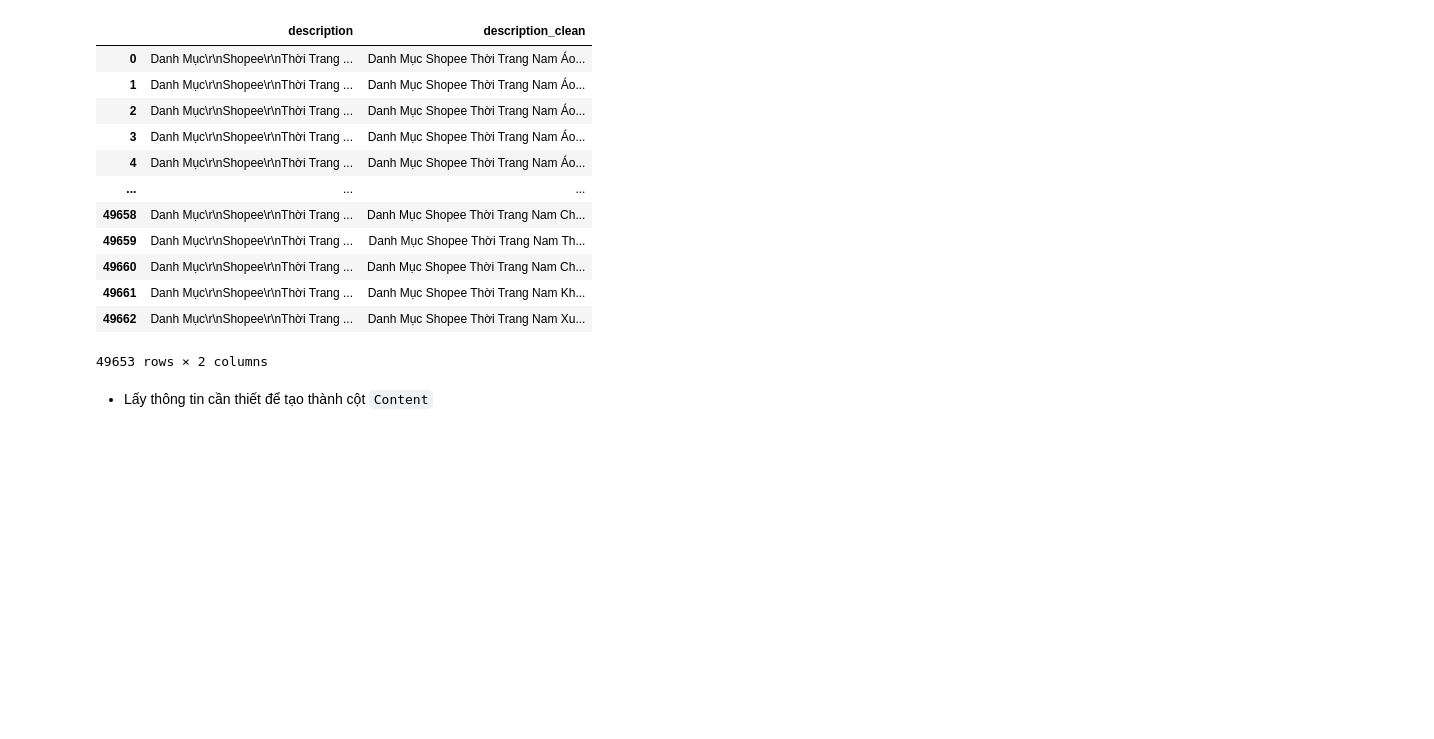
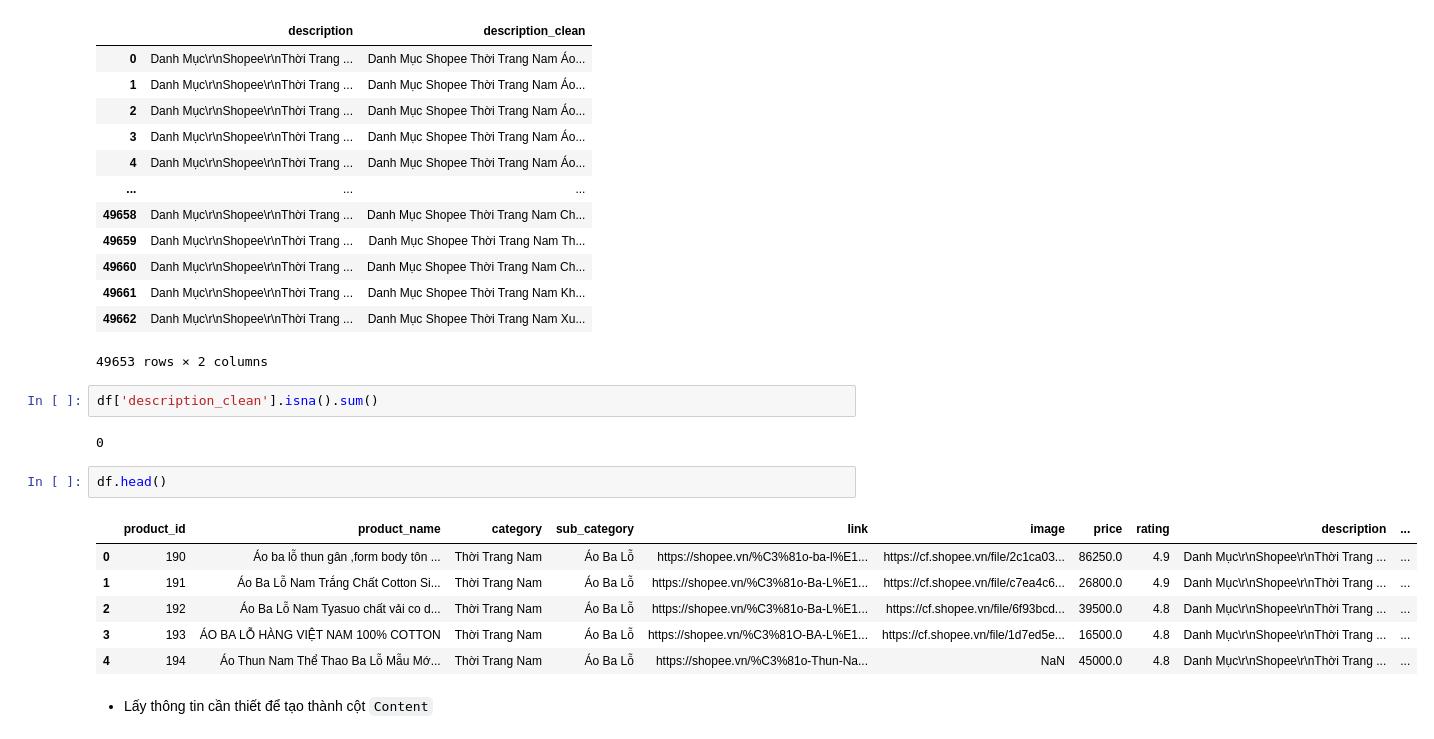
Before and after one commit to sophieanalytics/ML_graduation_projects, a Jupyter notebook: project2/0_cbl_preprocess.ipynb, the cells around one changed output. Cells and saved outputs as stored; diff of their text form; blank space fills up the shorter version.

```diff
--- a/project2/0_cbl_preprocess.ipynb
+++ b/project2/0_cbl_preprocess.ipynb
@@ -444,6 +444,19 @@ df[['description', 'description_clean']]
 | 49661 | Danh Mục\r\nShopee\r\nThời Trang ... | Danh Mục Shopee Thời Trang Nam Kh... |
 | 49662 | Danh Mục\r\nShopee\r\nThời Trang ... | Danh Mục Shopee Thời Trang Nam Xu... |
 49653 rows × 2 columns
+# %%
+df['description_clean'].isna().sum()
+# %% [output]
+0
+# %%
+df.head()
+# %% [output]
+|  | product_id | product_name | category | sub_category | link | image | price | rating | description | ... |
+| 0 | 190 | Áo ba lỗ thun gân ,form body tôn ... | Thời Trang Nam | Áo Ba Lỗ | https://shopee.vn/%C3%81o-ba-l%E1... | https://cf.shopee.vn/file/2c1ca03... | 86250.0 | 4.9 | Danh Mục\r\nShopee\r\nThời Trang ... | ... |
+| 1 | 191 | Áo Ba Lỗ Nam Trắng Chất Cotton Si... | Thời Trang Nam | Áo Ba Lỗ | https://shopee.vn/%C3%81o-Ba-L%E1... | https://cf.shopee.vn/file/c7ea4c6... | 26800.0 | 4.9 | Danh Mục\r\nShopee\r\nThời Trang ... | ... |
+| 2 | 192 | Áo Ba Lỗ Nam Tyasuo chất vải co d... | Thời Trang Nam | Áo Ba Lỗ | https://shopee.vn/%C3%81o-Ba-L%E1... | https://cf.shopee.vn/file/6f93bcd... | 39500.0 | 4.8 | Danh Mục\r\nShopee\r\nThời Trang ... | ... |
+| 3 | 193 | ÁO BA LỖ HÀNG VIỆT NAM 100% COTTON | Thời Trang Nam | Áo Ba Lỗ | https://shopee.vn/%C3%81O-BA-L%E1... | https://cf.shopee.vn/file/1d7ed5e... | 16500.0 | 4.8 | Danh Mục\r\nShopee\r\nThời Trang ... | ... |
+| 4 | 194 | Áo Thun Nam Thể Thao Ba Lỗ Mẫu Mớ... | Thời Trang Nam | Áo Ba Lỗ | https://shopee.vn/%C3%81o-Thun-Na... | NaN | 45000.0 | 4.8 | Danh Mục\r\nShopee\r\nThời Trang ... | ... |
 # %% [markdown]
 * Lấy thông tin cần thiết để tạo thành cột `Content`
 # %%
```
Also changed, not shown: parts of 4 cells of this notebook, 19 other files.
